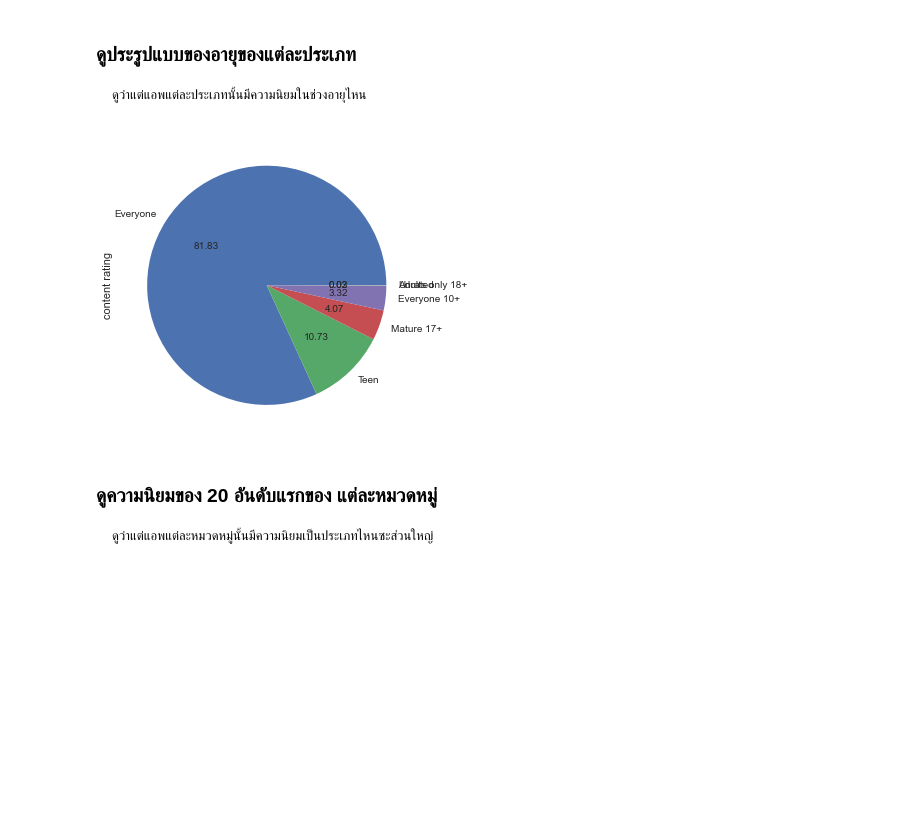
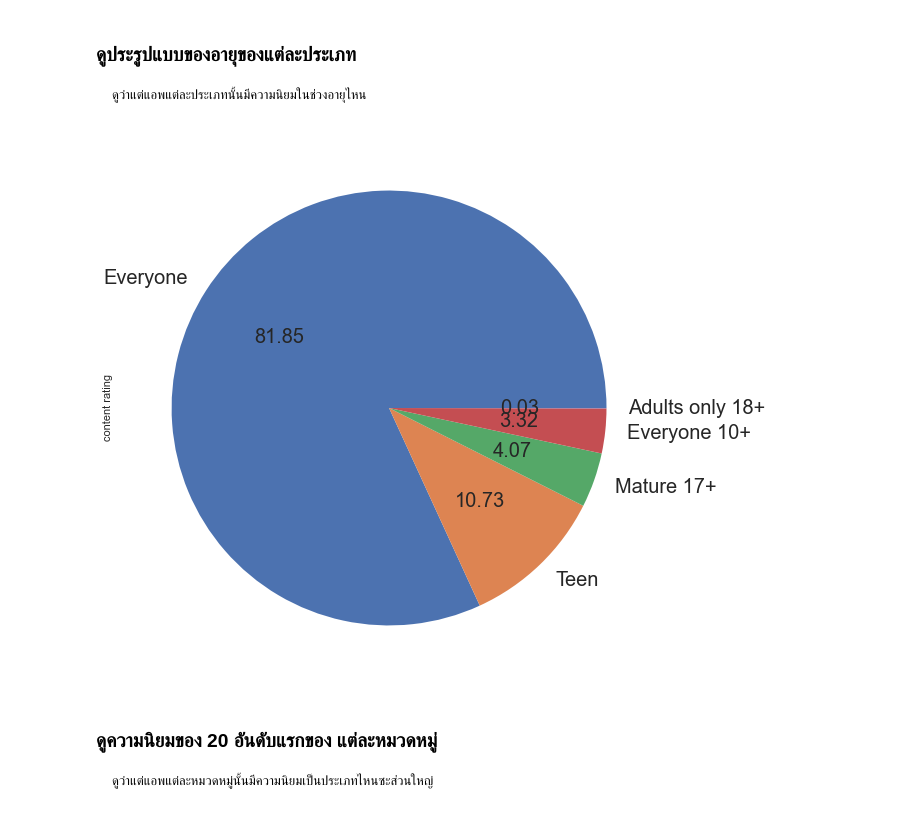
Before and after one commit to king-glitch/cs-434, a Jupyter notebook: index.ipynb, the cells around one changed output. Saved outputs shown, nothing was run; the diff lists cells and outputs as text; code cells hidden in the pictures; blank space fills up the shorter version.

```diff
--- a/index.ipynb
+++ b/index.ipynb
@@ -205,0 +173,4 @@ temp_data
+# %%
+df.loc[df['content rating'] == 'Unrated', ['content rating']] = 'Everyone'
+
+df.groupby(['content rating'])['content rating'].count()
@@ -336,8 +366,10 @@ Name: price, dtype: float64
     ดูว่าแต่แอพแต่ละประเภทนั้นมีความนิยมในช่วงอายุไหน
 # %%
-df['content rating'].value_counts().plot(kind='pie', autopct="%.2f")
+plt.figure(figsize=(10, 10))
+df['content rating'].value_counts().plot(kind='pie', autopct="%.2f",
+                                         colors=sns.color_palette("deep"), fontsize=20)
 plt.show()
 # %% [output]
-[figure, old version]
+[figure, new version]
 # %% [markdown]
 ### ดูความนิยมของ 20 อันดับแรกของ แต่ละหมวดหมู่
```
Also changed, not shown: parts of 45 cells of this notebook.
